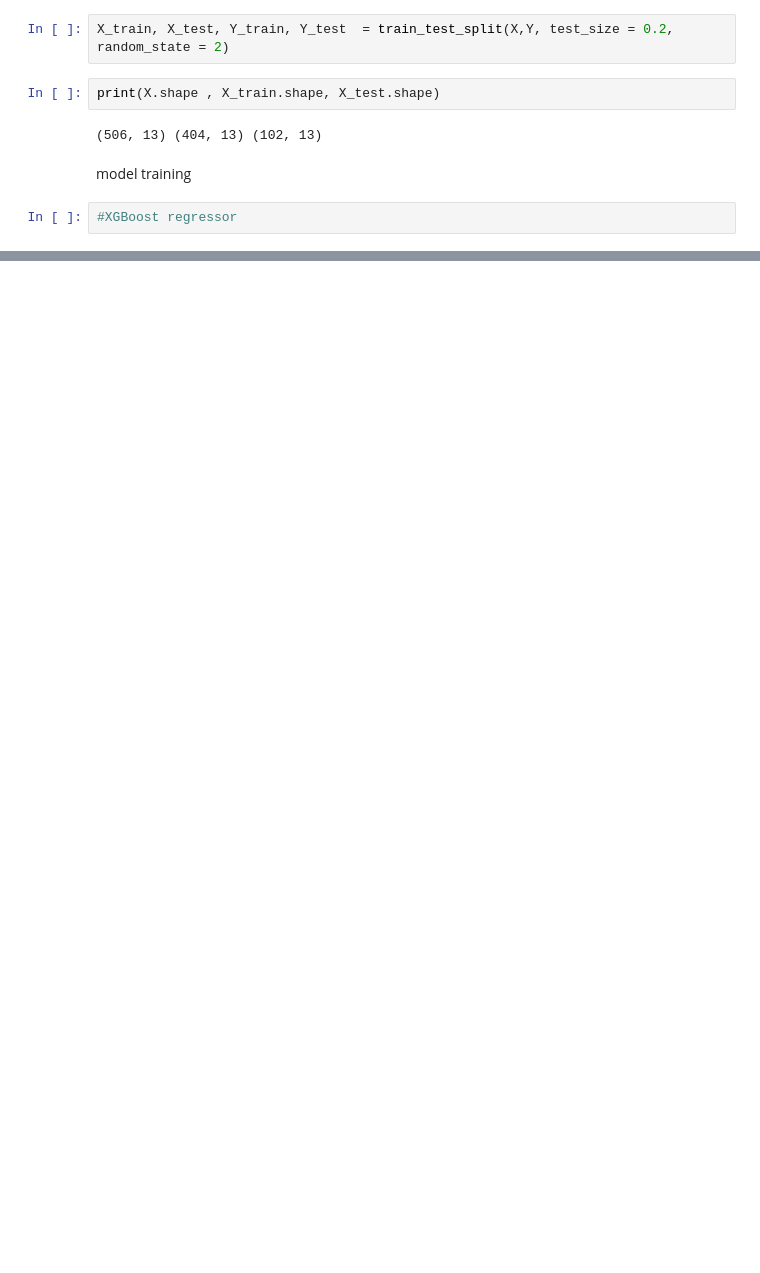
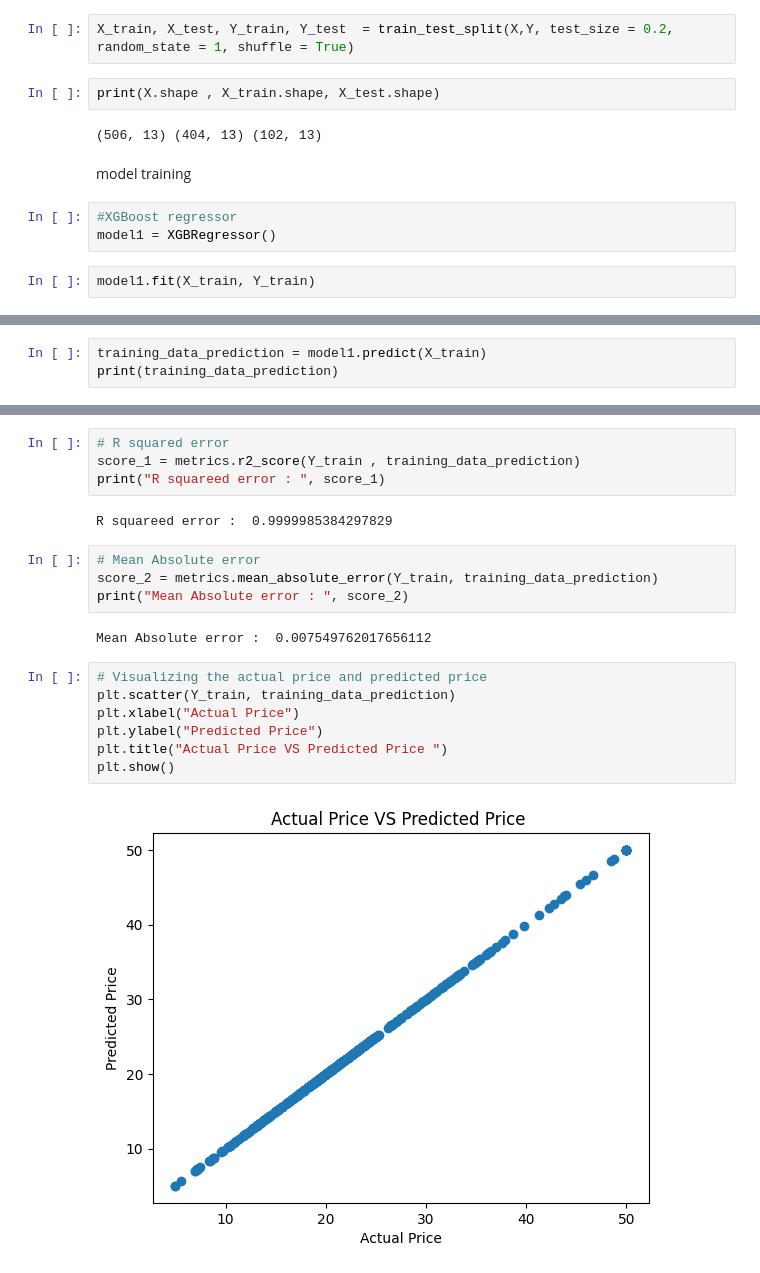
Before and after one commit to shivamgehlot/House_Price_Prediction_Model, a Jupyter notebook: Boston_House_Price_Pridection.ipynb, the cells around one changed output, grey strips where cells are left out. Drawn from its saved outputs; the diff is of its cells as text; blank space fills up the shorter version.

```diff
--- a/Boston_House_Price_Pridection.ipynb
+++ b/Boston_House_Price_Pridection.ipynb
@@ -106,7 +106,7 @@ Y = house_price_dataframe['price']
 # %% [markdown]
 splitting the data into training data and test data
 # %%
-X_train, X_test, Y_train, Y_test  = train_test_split(X,Y, test_size = 0.2, random_state = 2)
+X_train, X_test, Y_train, Y_test  = train_test_split(X,Y, test_size = 0.2, random_state = 1, shuffle = True)
 # %%
 print(X.shape , X_train.shape, X_test.shape)
 # %% [output]
@@ -115,3 +115,6 @@ print(X.shape , X_train.shape, X_test.shape)
 model training
 # %%
 #XGBoost regressor
+model1 = XGBRegressor()
+# %%
+model1.fit(X_train, Y_train)
@@ -117,0 +135,3 @@ model training
+# %%
+training_data_prediction = model1.predict(X_train)
+print(training_data_prediction)
@@ -117,0 +156,21 @@ model training
+# %%
+# R squared error
+score_1 = metrics.r2_score(Y_train , training_data_prediction)
+print("R squareed error : ", score_1)
+# %% [output]
+R squareed error :  0.9999985384297829
+# %%
+# Mean Absolute error
+score_2 = metrics.mean_absolute_error(Y_train, training_data_prediction)
+print("Mean Absolute error : ", score_2)
+# %% [output]
+Mean Absolute error :  0.007549762017656112
+# %%
+# Visualizing the actual price and predicted price
+plt.scatter(Y_train, training_data_prediction)
+plt.xlabel("Actual Price")
+plt.ylabel("Predicted Price")
+plt.title("Actual Price VS Predicted Price ")
+plt.show()
+# %% [output]
+[figure, added]
```
Also changed, not shown: parts of 6 cells of this notebook.
